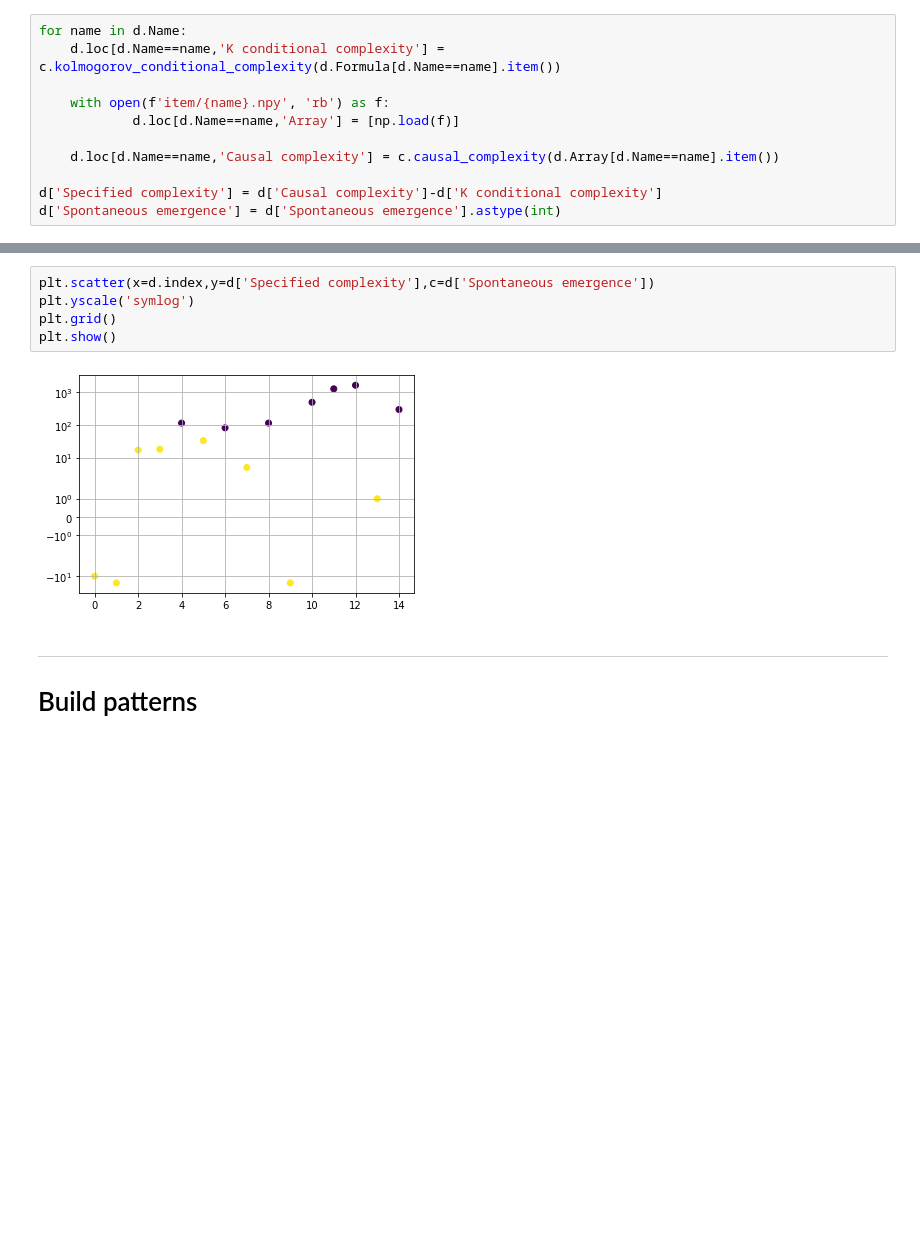
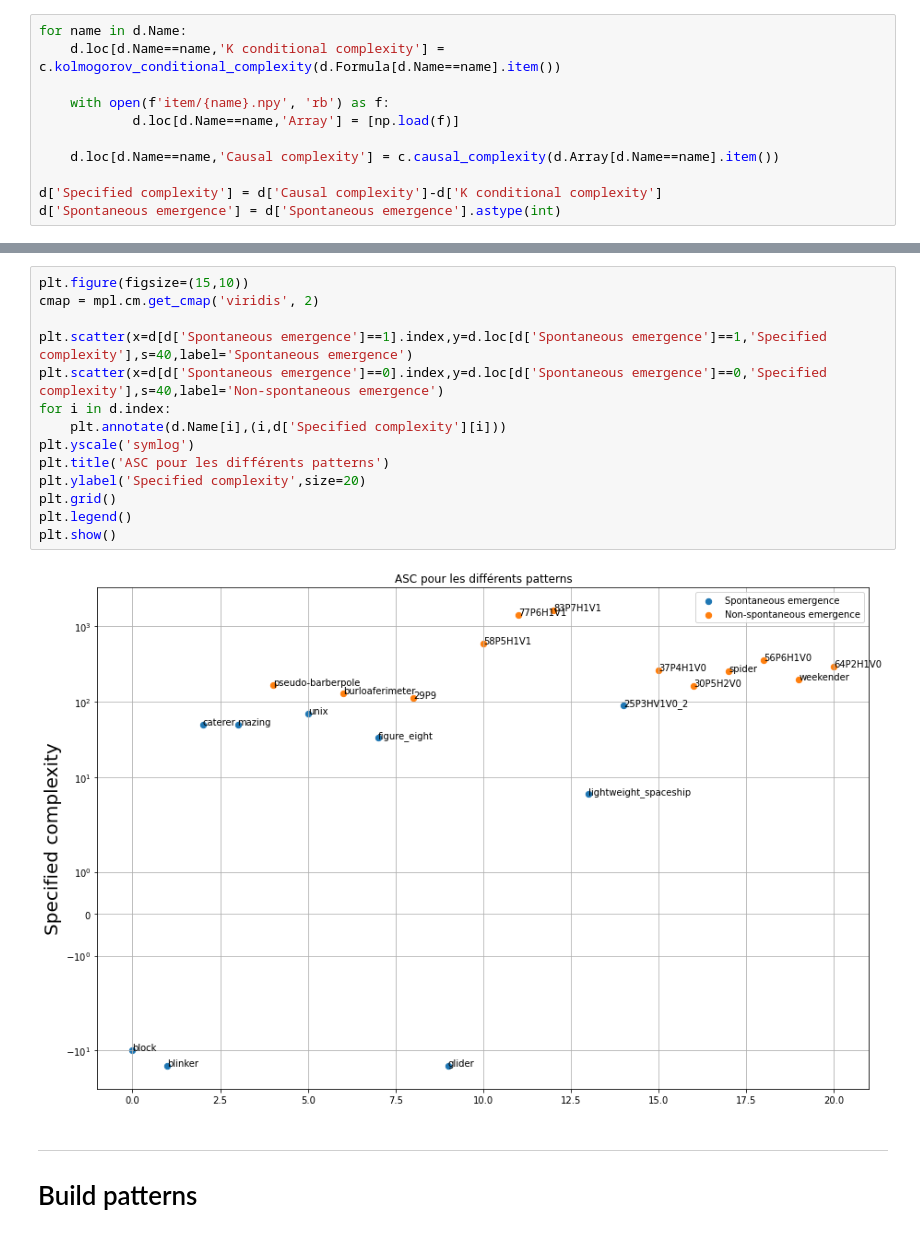
Before and after one commit to yann-ro/conway-game-of-life, a Jupyter notebook: digging.ipynb, the cells around one changed output, grey strips where cells are left out. Cells and saved outputs as stored; diff of their text form; blank space fills up the shorter version.

```diff
--- a/digging.ipynb
+++ b/digging.ipynb
@@ -63,10 +65,19 @@ for category in d.Category.unique():
-# %%
-plt.scatter(x=d.index,y=d['Specified complexity'],c=d['Spontaneous emergence'])
-plt.yscale('symlog')
-plt.grid()
-plt.show()
-# %% [output]
-[figure, removed]
+# %%
+plt.figure(figsize=(15,10))
+cmap = mpl.cm.get_cmap('viridis', 2)
+
+plt.scatter(x=d[d['Spontaneous emergence']==1].index,y=d.loc[d['Spontaneous emergence']==1,'Specified complexity'],s=40,label='Spontaneous emergence')
+plt.scatter(x=d[d['Spontaneous emergence']==0].index,y=d.loc[d['Spontaneous emergence']==0,'Specified complexity'],s=40,label='Non-spontaneous emergence')
+for i in d.index:
+    plt.annotate(d.Name[i],(i,d['Specified complexity'][i]))
+plt.yscale('symlog')
+plt.title('ASC pour les différents patterns')
+plt.ylabel('Specified complexity',size=20)
+plt.grid()
+plt.legend()
+plt.show()
+# %% [output]
+[figure, added]
 # %% [markdown]
 ---
 # Build patterns
```
Also changed, not shown: parts of 9 cells of this notebook, 15 other files.
